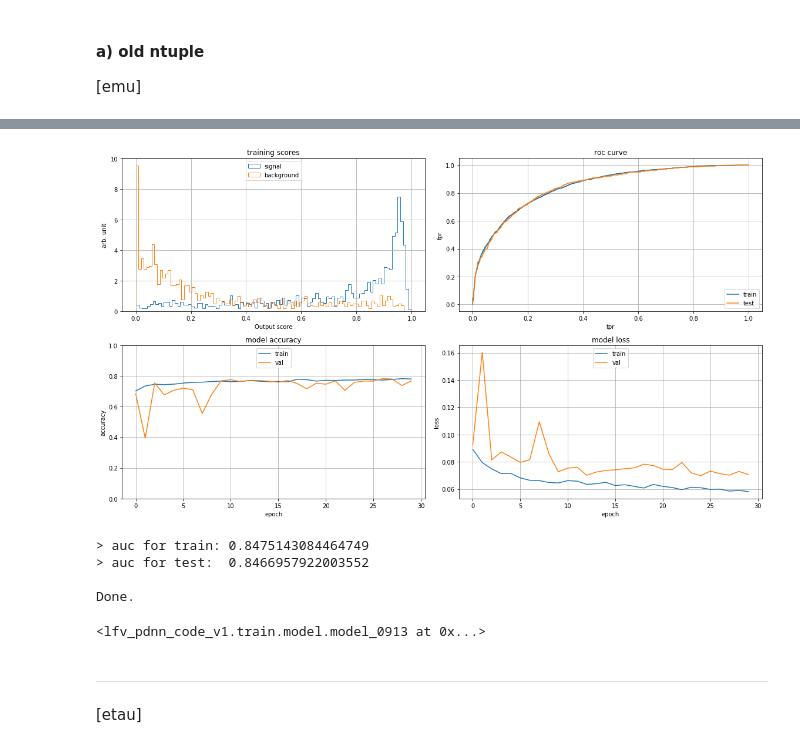
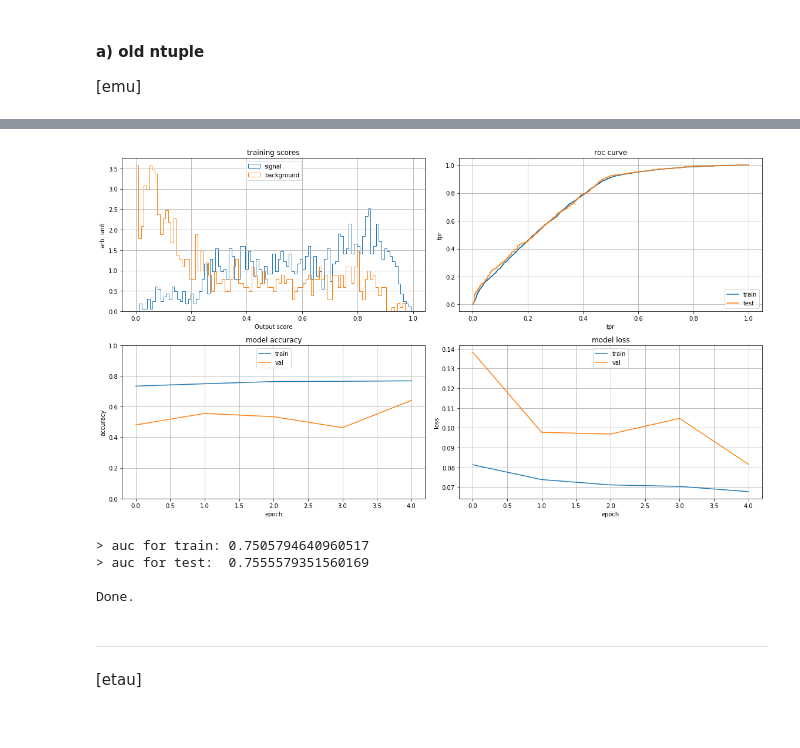
Before and after one commit to Hepynet/hepynet, a Jupyter notebook: run/train_with_new_ntuple.ipynb, the cells around one changed output, grey strips where cells are left out. Saved outputs shown, nothing was run; the diff lists cells and outputs as text; code cells hidden in the pictures.

Commit message:
Update comments and add model saving function.

```diff
--- a/run/train_with_new_ntuple.ipynb
+++ b/run/train_with_new_ntuple.ipynb
@@ -470,17 +469,18 @@ def train_single_mass(sig_dict, bkg_dict, channel_name, channel_id, mass_name, m
     model_deep.compile()
     model_deep.prepare_array(xs_emu, xb_emu, selected_features)
     model_deep.train(epochs = epochs, val_split = 0.1, verbose = 0)
+    # save model
+    model_deep.save_model("/mnt/e/data/new_ntuple/model/" + model_name + ".h5")
     # performance plots
     model_deep.show_performance()
     print "\nDone."
-    return model_deep
 # %% [markdown]
 ### A) mass = 500 GeV
 # %% [markdown]
 #### a) old ntuple
 [emu]
 # %%
-"""
+#"""
 from lfv_pdnn_code_v1.train import model, train_utils
 from lfv_pdnn_code_v1.train.train_utils import *
 
@@ -488,9 +488,9 @@ reload(model)
 reload(print_helper)
 reload(train_utils)
 from lfv_pdnn_code_v1.train.train_utils import *
-"""
-train_single_mass(xs_dict_old, xb_dict_old, 'emu', -4, '500GeV', "model_mass_500_emu", epochs=30,
-                  selected_features = selected_features_emu)
+#"""
+model = train_single_mass(xs_dict_old, xb_dict_old, 'emu', -4, '500GeV', "model_mass_500_emu", epochs=5,
+                          selected_features = selected_features_emu)
 # %% [output]
 Training emu.
 Loading signal.
@@ -509,10 +510,9 @@ Quick evaluation:
 Model performance:
-[figure, old version]
+[figure, new version]
-> auc for train: 0.8475143084464749
-> auc for test:  0.8466957922003552
+> auc for train: 0.7505794640960517
+> auc for test:  0.7555579351560169
 
 Done.
-<lfv_pdnn_code_v1.train.model.model_0913 at 0x...>
 # %% [markdown]
 *************************
 [etau]
```
Also changed, not shown: parts of 5 cells of this notebook, 3 other files.
